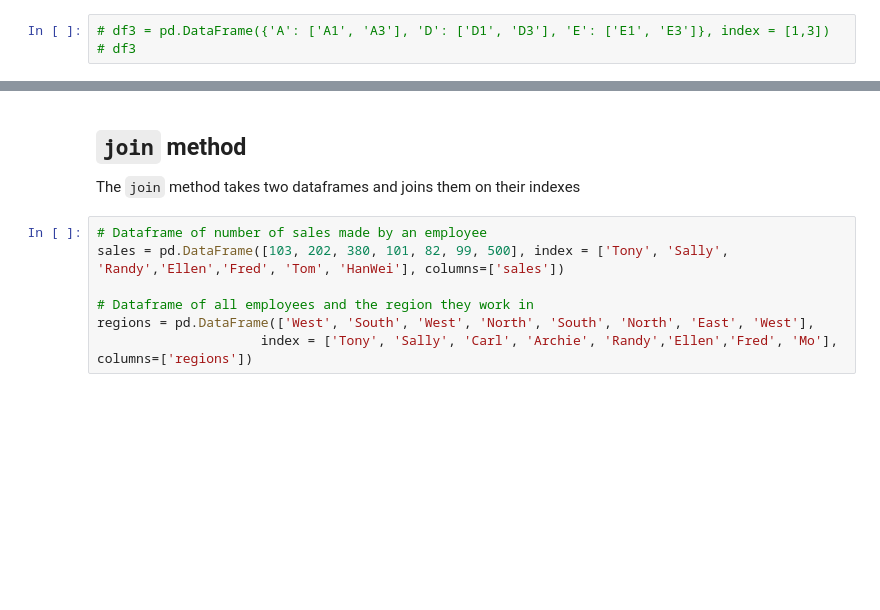
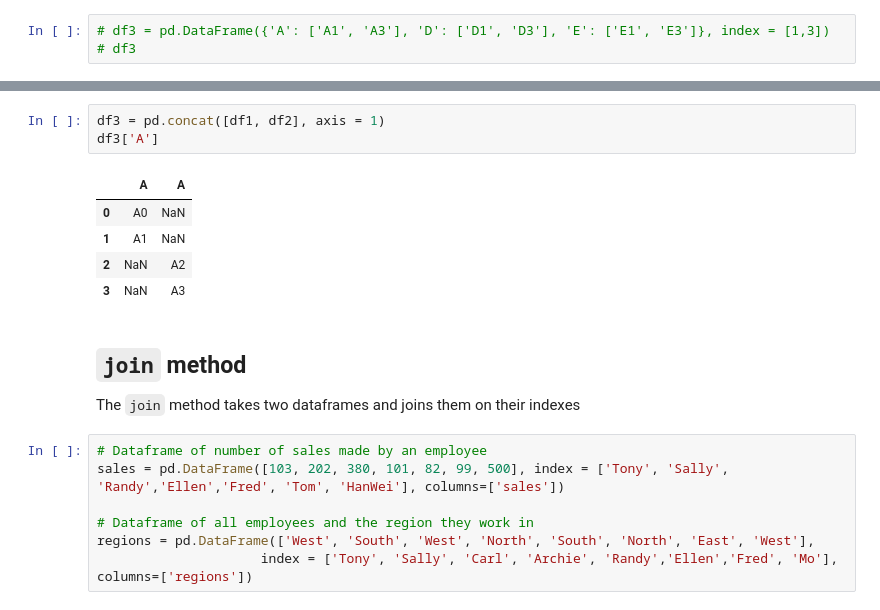
Before and after one commit to STAT2255/2023, a Jupyter notebook: notes/note10_Pandas2.ipynb, the cells around one changed output, grey strips where cells are left out. Drawn from its saved outputs; the diff is of its cells as text; blank space fills up the shorter version.

````diff
--- a/notes/note10_Pandas2.ipynb
+++ b/notes/note10_Pandas2.ipynb
@@ -847,3 +886,12 @@ pd.concat([df1, df2], axis = 1)
+# %%
+df3 = pd.concat([df1, df2], axis = 1)
+df3['A']
+# %% [output]
+|  | A | A |
+| 0 | A0 | NaN |
+| 1 | A1 | NaN |
+| 2 | NaN | A2 |
+| 3 | NaN | A3 |
 # %% [markdown]
 ## ```join``` method
 
````
Also changed, not shown: parts of 14 cells of this notebook, 1 other file.
